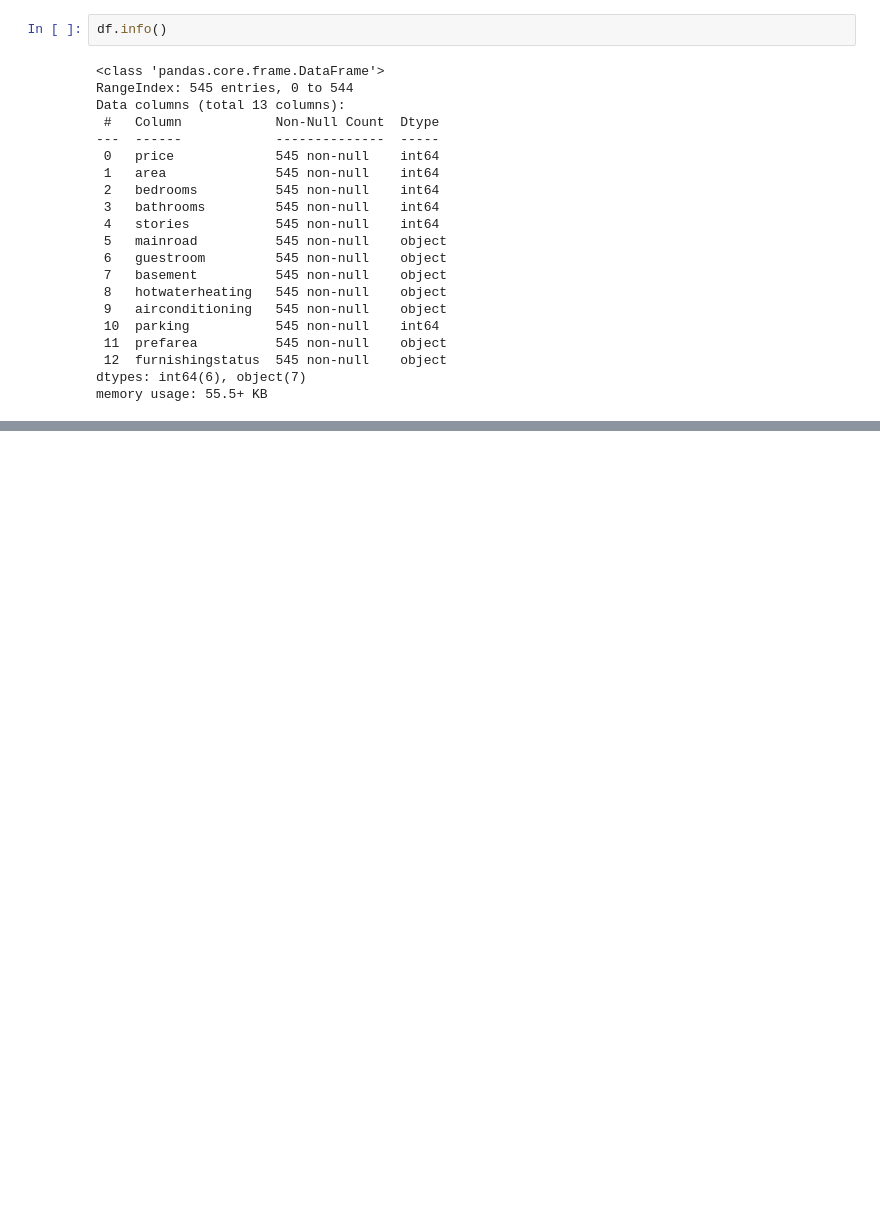
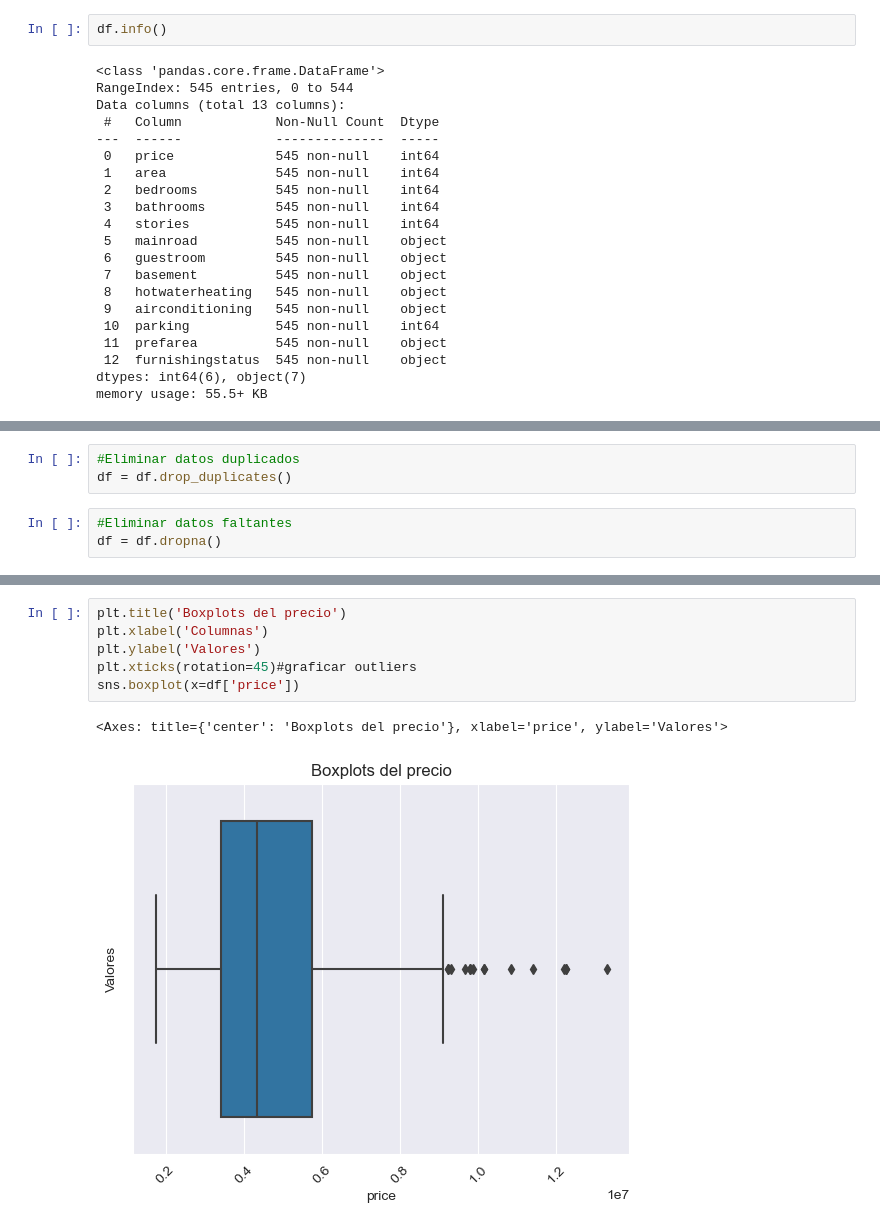
Before and after one commit to federojasc/Electric_Cars_Project, a Jupyter notebook: Housing_Price_Prediction/Housing_Price_Prediction.ipynb, the cells around one changed output, grey strips where cells are left out. Cells and saved outputs as stored; diff of their text form; blank space fills up the shorter version.

```diff
--- a/Housing_Price_Prediction/Housing_Price_Prediction.ipynb
+++ b/Housing_Price_Prediction/Housing_Price_Prediction.ipynb
@@ -39,0 +109,6 @@ memory usage: 55.5+ KB
+# %%
+#Eliminar datos duplicados
+df = df.drop_duplicates()
+# %%
+#Eliminar datos faltantes
+df = df.dropna()
@@ -39,0 +127,9 @@ memory usage: 55.5+ KB
+# %%
+plt.title('Boxplots del precio')
+plt.xlabel('Columnas')
+plt.ylabel('Valores')
+plt.xticks(rotation=45)#graficar outliers
+sns.boxplot(x=df['price'])
+# %% [output]
+<Axes: title={'center': 'Boxplots del precio'}, xlabel='price', ylabel='Valores'>
+[figure, added]
```
Also changed, not shown: parts of 9 cells of this notebook.
